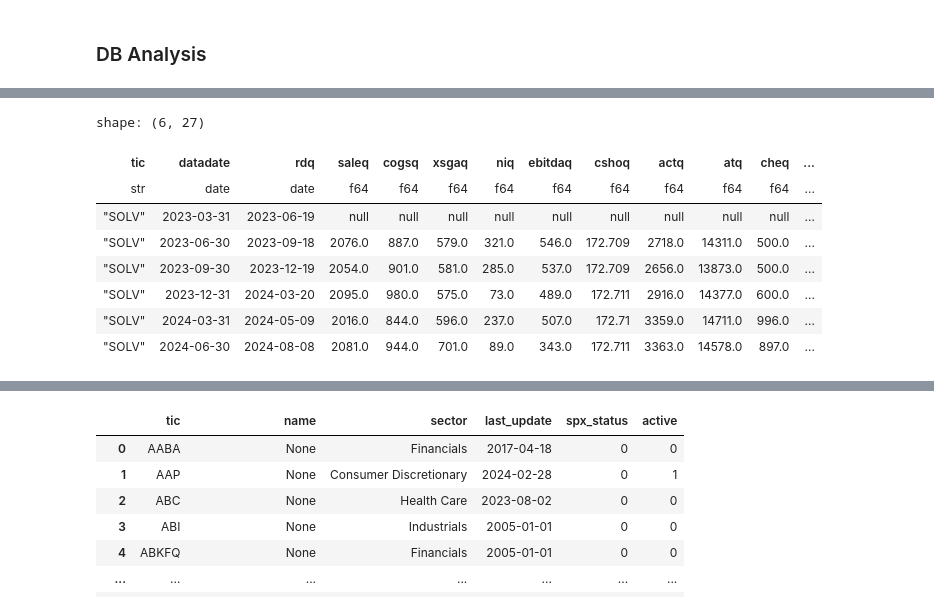
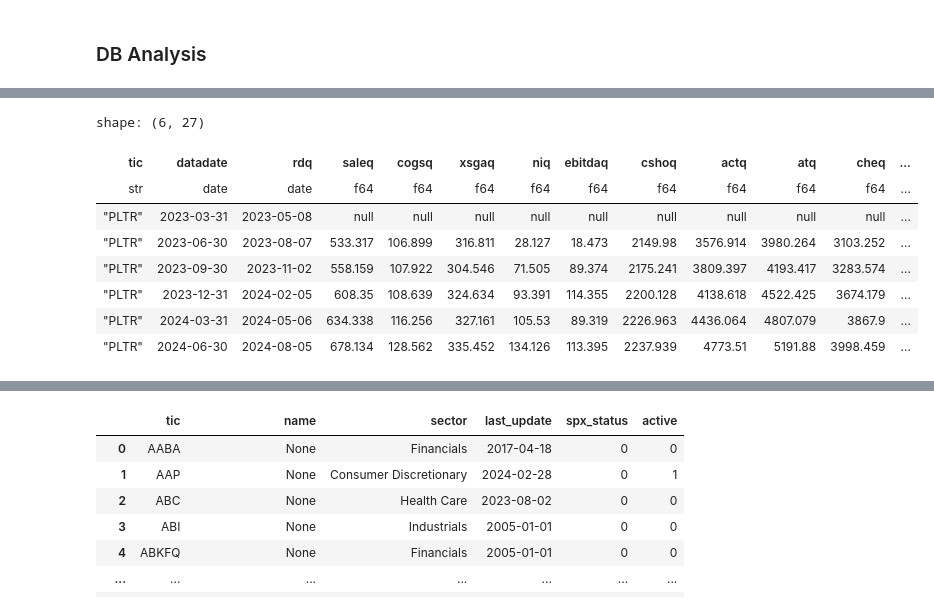
Before and after one commit to francisco3511/stocksense, a Jupyter notebook: notebooks/db_analysis.ipynb, the cells around one changed output, grey strips where cells are left out. Drawn from its saved outputs; the diff is of its cells as text; code cells hidden in the pictures.

```diff
--- a/notebooks/db_analysis.ipynb
+++ b/notebooks/db_analysis.ipynb
@@ -53,14 +65,14 @@ shape: (144, 5)
 # %%
-fdf = db.fetch_financial_data("SOLV")
+fdf = db.fetch_financial_data("PLTR")
 fdf
 # %% [output]
 shape: (6, 27)
 | tic | datadate | rdq | saleq | cogsq | xsgaq | niq | ebitdaq | cshoq | actq | atq | cheq | ... |
 | str | date | date | f64 | f64 | f64 | f64 | f64 | f64 | f64 | f64 | f64 | ... |
-| "SOLV" | 2023-03-31 | 2023-06-19 | null | null | null | null | null | null | null | null | null | ... |
-| "SOLV" | 2023-06-30 | 2023-09-18 | 2076.0 | 887.0 | 579.0 | 321.0 | 546.0 | 172.709 | 2718.0 | 14311.0 | 500.0 | ... |
-| "SOLV" | 2023-09-30 | 2023-12-19 | 2054.0 | 901.0 | 581.0 | 285.0 | 537.0 | 172.709 | 2656.0 | 13873.0 | 500.0 | ... |
-| "SOLV" | 2023-12-31 | 2024-03-20 | 2095.0 | 980.0 | 575.0 | 73.0 | 489.0 | 172.711 | 2916.0 | 14377.0 | 600.0 | ... |
-| "SOLV" | 2024-03-31 | 2024-05-09 | 2016.0 | 844.0 | 596.0 | 237.0 | 507.0 | 172.71 | 3359.0 | 14711.0 | 996.0 | ... |
-| "SOLV" | 2024-06-30 | 2024-08-08 | 2081.0 | 944.0 | 701.0 | 89.0 | 343.0 | 172.711 | 3363.0 | 14578.0 | 897.0 | ... |
+| "PLTR" | 2023-03-31 | 2023-05-08 | null | null | null | null | null | null | null | null | null | ... |
+| "PLTR" | 2023-06-30 | 2023-08-07 | 533.317 | 106.899 | 316.811 | 28.127 | 18.473 | 2149.98 | 3576.914 | 3980.264 | 3103.252 | ... |
+| "PLTR" | 2023-09-30 | 2023-11-02 | 558.159 | 107.922 | 304.546 | 71.505 | 89.374 | 2175.241 | 3809.397 | 4193.417 | 3283.574 | ... |
+| "PLTR" | 2023-12-31 | 2024-02-05 | 608.35 | 108.639 | 324.634 | 93.391 | 114.355 | 2200.128 | 4138.618 | 4522.425 | 3674.179 | ... |
+| "PLTR" | 2024-03-31 | 2024-05-06 | 634.338 | 116.256 | 327.161 | 105.53 | 89.319 | 2226.963 | 4436.064 | 4807.079 | 3867.9 | ... |
+| "PLTR" | 2024-06-30 | 2024-08-05 | 678.134 | 128.562 | 335.452 | 134.126 | 113.395 | 2237.939 | 4773.51 | 5191.88 | 3998.459 | ... |
 # %%
```
Also changed, not shown: parts of 5 cells of this notebook, 8 other files.
